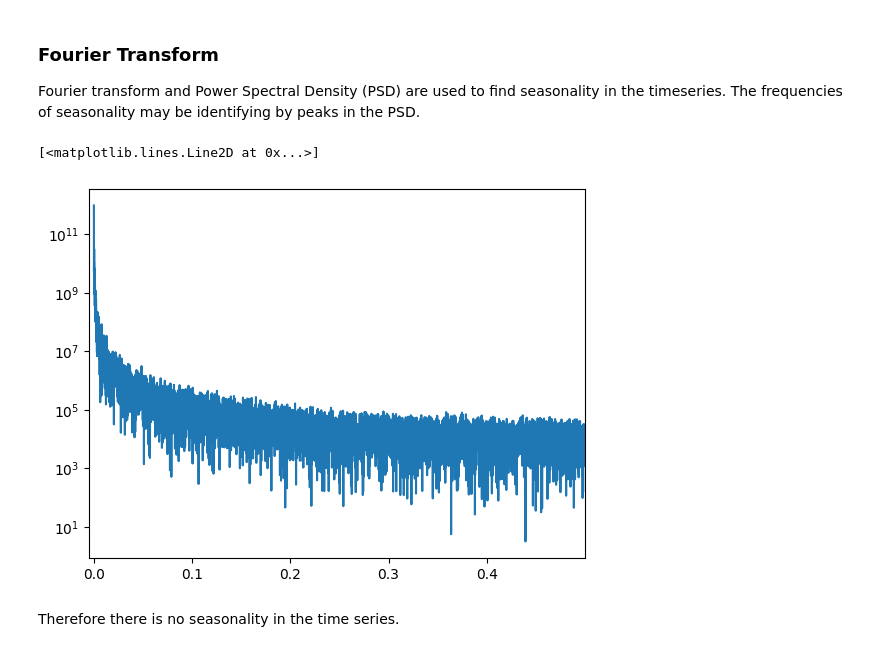
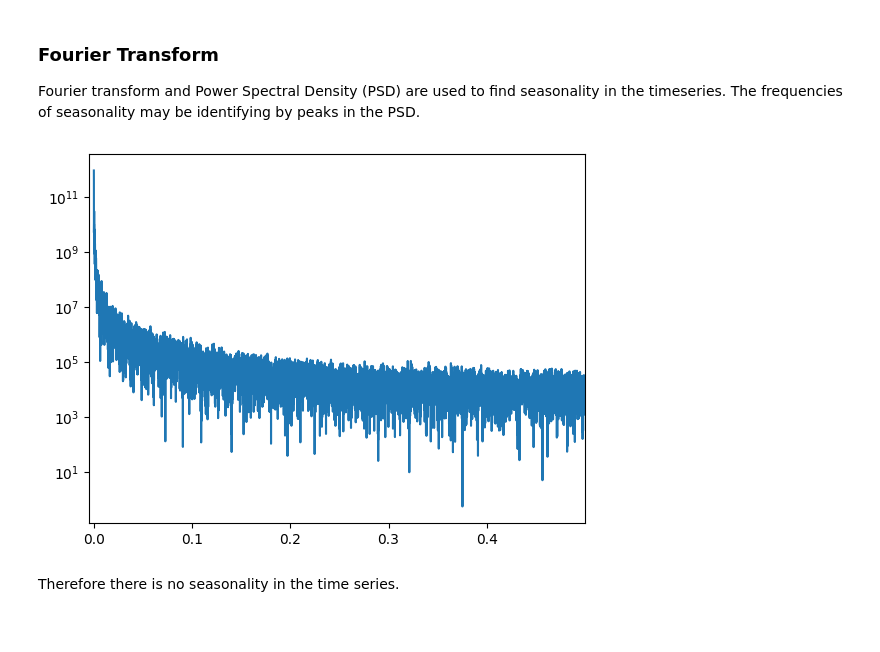
Before and after one commit to Aerospace87/ML-projects, a Jupyter notebook: tensorflow/Time_Series/Time_Series.ipynb, the cells around one changed output. Cells and saved outputs as stored; diff of their text form; code cells hidden in the pictures.

Commit message:
Creation of the function plot_psd to plot the power spectral density of a time series

```diff
--- a/tensorflow/Time_Series/Time_Series.ipynb
+++ b/tensorflow/Time_Series/Time_Series.ipynb
@@ -354,28 +352,33 @@ from scipy.fft import fft, ifft
 # %%
-# Number of time steps
-N = equispaced_index.size
-
-# frequencies in cycles/delta_t. Only the positive frequencies are taken
-# because the function is real and the FFT is symmetric
-frequencies = fftfreq(N, d = 1)[:N//2]
-
-# Discrete Fourier Transform computation. Only te values with Re[ft] >= 0 are taken
-ft = fft(hist["Open"].values)[:N//2]
-
-max_frequency = np.max(frequencies)
-
-# POwer Spectral Density (fft^2)
-psd = np.square(np.abs(ft))
-
+from scipy.fft import fft, ifft
 import matplotlib.pyplot as plt
 
-plt.xlim(-0.005,max_frequency)
+def plot_psd(N, series, scale ="log"):
 
-plt.yscale("log")
-plt.plot(frequencies, psd)
+  """Function to compute and plot te Power Spectral Density in a series"""
+  # Frequencies in cycles/delta_t. Only the positive frequencies are taken
+  # because the function is real and the FFT is symmetric
+  frequencies = fftfreq(N, d = 1)[:N//2]
+
+  # Discrete Fourier Transform computation. Only te values with Re[ft] >= 0 are taken
+  ft = fft(series.values)[:N//2]
+
+  max_frequency = np.max(frequencies)
+
+  # POwer Spectral Density (fft^2)
+  psd = np.square(np.abs(ft))
+
+  plt.xlim(-0.005,max_frequency)
+
+  plt.yscale(scale)
+  plt.plot(frequencies, psd)
-# %% [output]
-[<matplotlib.lines.Line2D at 0x...>]
-[figure, removed]
+# %%
+# Number of time steps
+N = equispaced_index.size
+
+plot_psd(N, hist["Open"])
+# %% [output]
+[figure, added]
 # %% [markdown]
 Therefore there is no seasonality in the time series.
 # %% [markdown]
```
Also changed, not shown: parts of 5 cells of this notebook.
